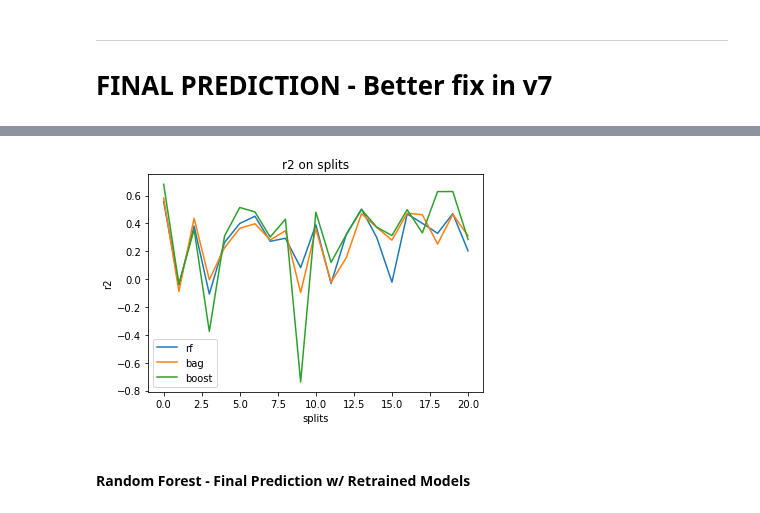
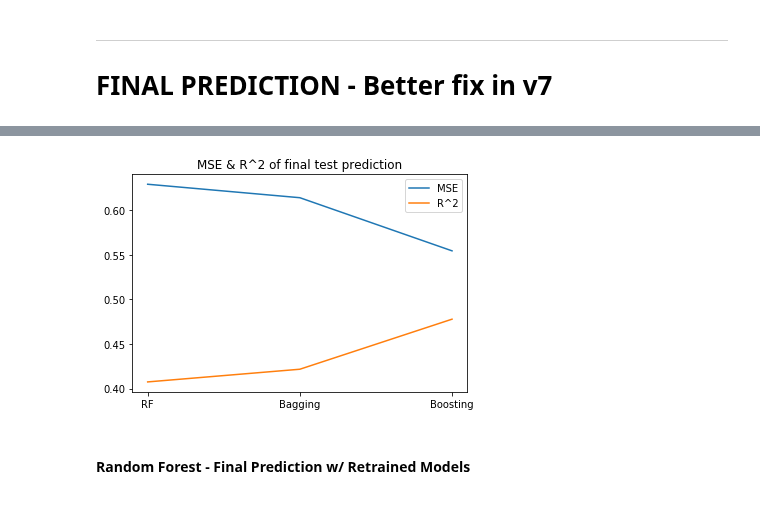
Before and after one commit to meenmo/Forecasting_Stock_Returns_via_Supervised_Learning, a Jupyter notebook: Code/AAT-DT_v7.ipynb, the cells around one changed output, grey strips where cells are left out. Cells and saved outputs as stored; diff of their text form; code cells hidden in the pictures.

```diff
--- a/Code/AAT-DT_v7.ipynb
+++ b/Code/AAT-DT_v7.ipynb
@@ -1521,20 +1519,26 @@ for train_index, test_index in splits.split(X_test):
-# %%
-rf_r2 = list(zip(*rf_metrics))[1]
-bag_r2 = list(zip(*bag_metrics))[1]
-boost_r2 = list(zip(*boost_metrics))[1]
-
-
-plt.plot(rf_r2, label = 'rf')
-plt.plot(bag_r2, label = 'bag')
-plt.plot(boost_r2, label = 'boost')
-plt.legend()
-
-plt.xlabel('splits')
-plt.ylabel('r2')
-plt.title('r2 on splits')
-plt.show()
-# %% [output]
-[figure, removed]
+# %%
+#make into one array instead of 10x10 matrix
+rf_prediction = np.array(rf_prediction)
+rf_prediction = np.concatenate(rf_prediction, axis=0)
+bag_prediction = np.array(bag_prediction)
+bag_prediction = np.concatenate(bag_prediction, axis=0)
+boost_prediction = np.array(boost_prediction)
+boost_prediction = np.concatenate(boost_prediction, axis=0)
+# %%
+rf_mse = mean_squared_error(y_test, rf_prediction)
+rf_r2  = r2_score(y_test, rf_prediction)
+bag_mse = mean_squared_error(y_test, bag_prediction)
+bag_r2  = r2_score(y_test, bag_prediction)
+boost_mse = mean_squared_error(y_test, boost_prediction)
+boost_r2  = r2_score(y_test, boost_prediction)
+# %%
+plt.plot(['RF','Bagging','Boosting'],[rf_mse, bag_mse, boost_mse],label='MSE')
+plt.plot([rf_r2, bag_r2, boost_r2],label='R^2')
+plt.legend()
+plt.title('MSE & R^2 of final test prediction')
+plt.show()
+# %% [output]
+[figure, added]
 # %%
 train_mse=[]
 train_r2=[]
```
Also changed, not shown: parts of 6 cells of this notebook.
